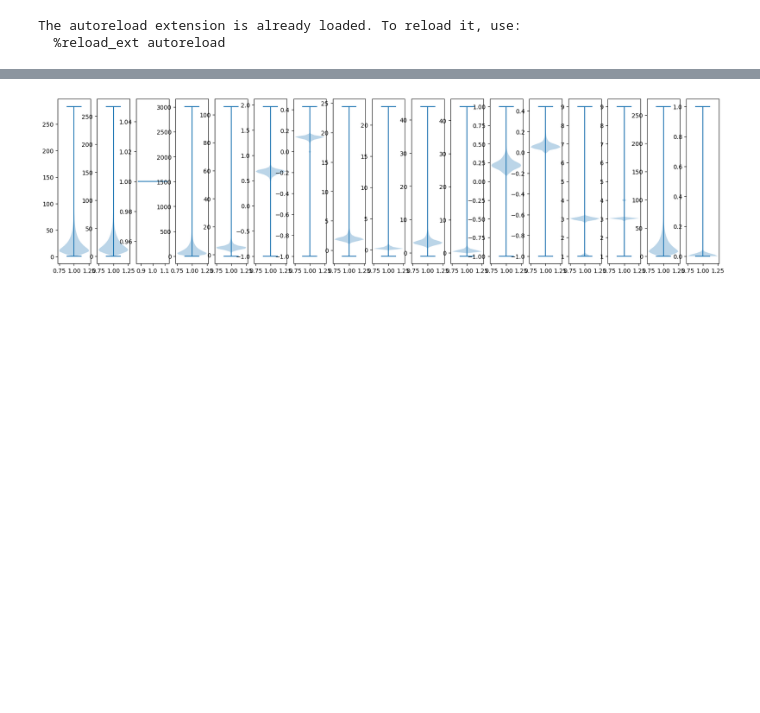
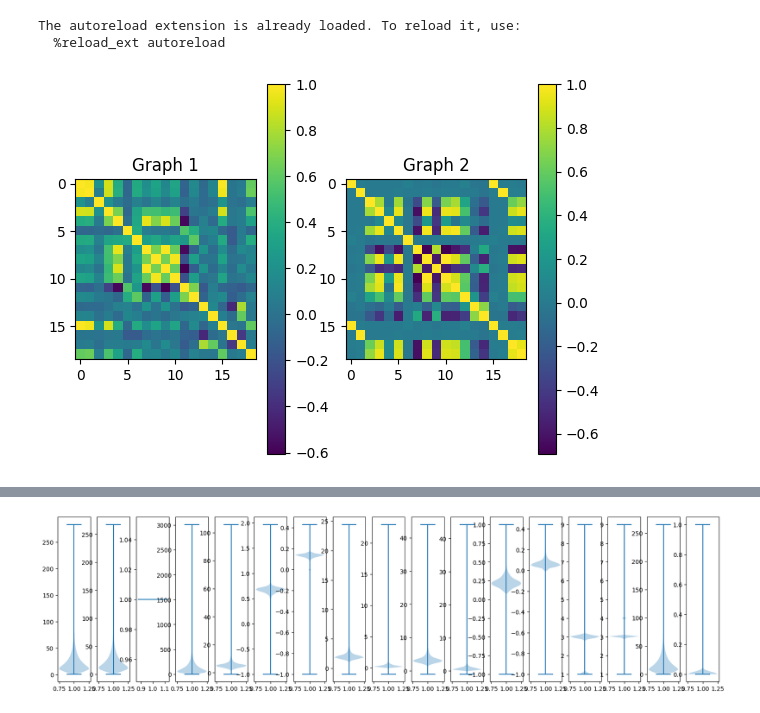
Before and after one commit to luxtu/graphs_in_ophthalmology, a Jupyter notebook: notebooks/graph_feature_explore.ipynb, the cells around one changed output, grey strips where cells are left out. Saved outputs shown, nothing was run; the diff lists cells and outputs as text; code cells hidden in the pictures; blank space fills up the shorter version.

Commit message:
analysising correlations

```diff
--- a/notebooks/graph_feature_explore.ipynb
+++ b/notebooks/graph_feature_explore.ipynb
@@ -38,0 +88,89 @@ test_dataset = hetero_graph_loader.HeteroGraphLoaderTorch(vessel_graph_path,
+# %%
+# read the label_dict.json
+
+with open("../label_dict.json", "r") as file:
+    features_label_dict = json.load(file)
+# %%
+# correlation analysis of the features
+
+# iterate over all graphs in the training set and compute the correlation matrix
+# for each graph
+correlation_matrices = []
+
+corr_graph_1 = None
+corr_graph_2 = None
+
+num_samp = len(train_dataset)
+
+for i in range(len(train_dataset)):
+    graph_1 = train_dataset[i]["graph_1"]
+    graph_2 = train_dataset[i]["graph_2"]
+
+    # torch corrcoef if none, otherwise add to the matrix
+    corr_graph_1 = torch.corrcoef(graph_1.x.T) if corr_graph_1 is None else corr_graph_1 + torch.corrcoef(graph_1.x.T)
+    # remove the diagonal
+    #corr_graph_1 = corr_graph_1 - torch.diag(torch.diag(corr_graph_1))
+    corr_graph_2 = torch.corrcoef(graph_2.x.T) if corr_graph_2 is None else corr_graph_2 + torch.corrcoef(graph_2.x.T)
+    # remove the diagonal
+    #corr_graph_2 = corr_graph_2 - torch.diag(torch.diag(corr_graph_2))
+
+    if i ==0:
+    ## plot the correlation matrices with imshow and numbers for the correlation values
+        fig, ax = plt.subplots(1,2)
+        pos = ax[0].imshow(corr_graph_1)
+        ax[0].set_title("Graph 1")
+        # add colorbar
+        fig.colorbar(pos, ax=ax[0])
+        pos = ax[1].imshow(corr_graph_2)
+        ax[1].set_title("Graph 2")
+        fig.colorbar(pos, ax=ax[1])
+
+
+
+    #break
+corr_graph_1 /= num_samp
+corr_graph_2 /= num_samp
+
+fig, ax = plt.subplots(1,2)
+pos = ax[0].imshow(corr_graph_1)
+ax[0].set_title("Avg. Graph 1")
+# add colorbar
+fig.colorbar(pos, ax=ax[0])
+pos = ax[1].imshow(corr_graph_2)
+ax[1].set_title("Avg. Graph 2")
+fig.colorbar(pos, ax=ax[1])
+
+plt.show()
+plt.close()
+
+# print pairs of features that are highly correlated (corr > 0.9)
+corr_threshold = 0.95
+corr_graph_1 = corr_graph_1.numpy()
+corr_graph_2 = corr_graph_2.numpy()
+
+corr_graph_1_u = np.triu(corr_graph_1, k=1)
+corr_graph_2_u = np.triu(corr_graph_2, k=1)
+
+corr_graph_1_sc = np.where(corr_graph_1_u > corr_threshold)
+corr_graph_2_sc = np.where(corr_graph_2_u > corr_threshold)
+
+print("Graph 1")
+for i in range(len(corr_graph_1_sc[0])):
+    print(features_label_dict["graph_1"][corr_graph_1_sc[0][i]], features_label_dict["graph_1"][corr_graph_1_sc[1][i]])
+    print(f"Correlation Value: {corr_graph_1[corr_graph_1_sc[0][i], corr_graph_1_sc[1][i]]}")
+print("Graph 2")
+print("#"*40)
+for i in range(len(corr_graph_2_sc[0])):
+    print(features_label_dict["graph_2"][corr_graph_2_sc[0][i]], features_label_dict["graph_2"][corr_graph_2_sc[1][i]])
+    print(f"Correlation Value: {corr_graph_2[corr_graph_2_sc[0][i], corr_graph_2_sc[1][i]]}")
+
+## print all features
+#print("Graph 1")
+#for i in range(len(features_label_dict["graph_1"])):
+#    print(features_label_dict["graph_1"][i])
+#print("Graph 2")
+#print("#"*40)
+#for i in range(len(features_label_dict["graph_2"])):
+#    print(features_label_dict["graph_2"][i])
+# %% [output]
+[figure, added]
```
Also changed, not shown: parts of 7 cells of this notebook.
